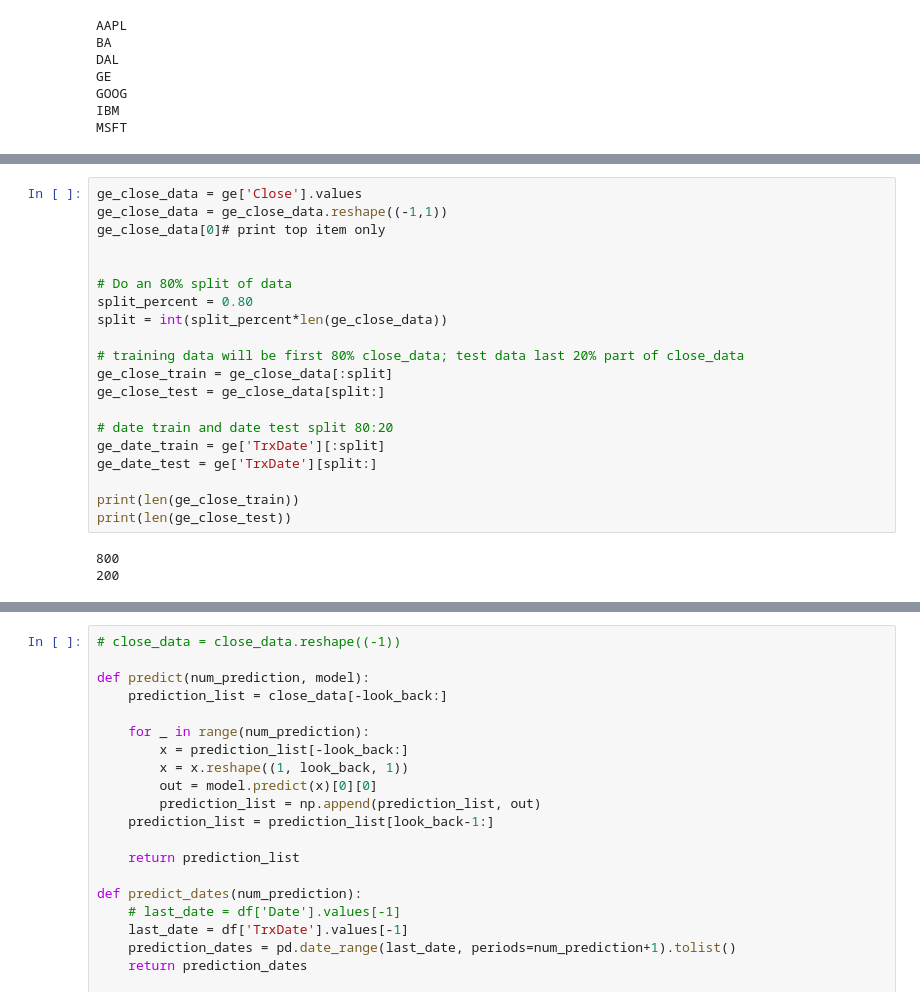
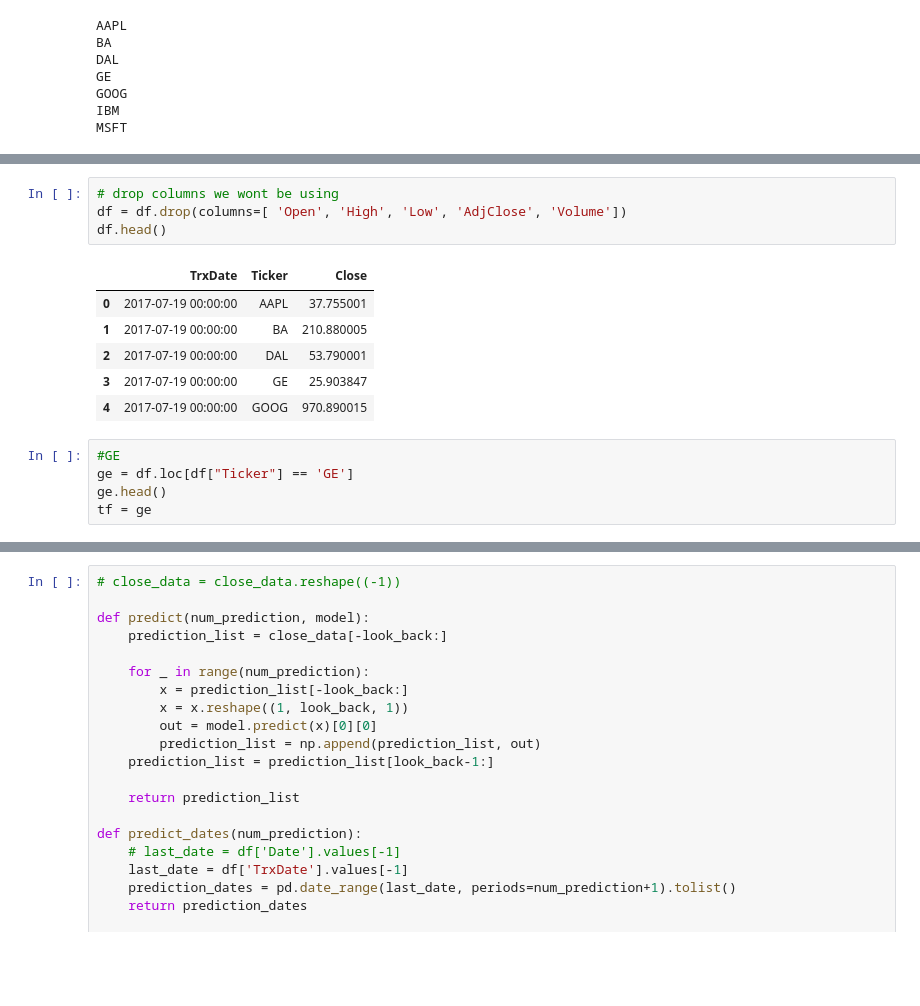
Before and after one commit to steskalja/ML-Stock-Prediction, a Jupyter notebook: Predict.ipynb, the cells around one changed output, grey strips where cells are left out. Saved outputs shown, nothing was run; the diff lists cells and outputs as text; blank space fills up the shorter version.

Commit message:
training model update

```diff
--- a/Predict.ipynb
+++ b/Predict.ipynb
@@ -93,23 +63,16 @@ ge.head()
-# %%
-ge_close_data = ge['Close'].values
-ge_close_data = ge_close_data.reshape((-1,1))
-ge_close_data[0]# print top item only
-
-
-# Do an 80% split of data
-split_percent = 0.80
-split = int(split_percent*len(ge_close_data))
-
-# training data will be first 80% close_data; test data last 20% part of close_data
-ge_close_train = ge_close_data[:split]
-ge_close_test = ge_close_data[split:]
-
-# date train and date test split 80:20
-ge_date_train = ge['TrxDate'][:split]
-ge_date_test = ge['TrxDate'][split:]
-
-print(len(ge_close_train))
-print(len(ge_close_test))
-# %% [output]
-800
-200
+# %%
+# drop columns we wont be using
+df = df.drop(columns=[ 'Open', 'High', 'Low', 'AdjClose', 'Volume'])
+df.head()
+# %% [output]
+|  | TrxDate | Ticker | Close |
+| 0 | 2017-07-19 00:00:00 | AAPL | 37.755001 |
+| 1 | 2017-07-19 00:00:00 | BA | 210.880005 |
+| 2 | 2017-07-19 00:00:00 | DAL | 53.790001 |
+| 3 | 2017-07-19 00:00:00 | GE | 25.903847 |
+| 4 | 2017-07-19 00:00:00 | GOOG | 970.890015 |
+# %%
+#GE
+ge = df.loc[df["Ticker"] == 'GE']
+ge.head()
+tf = ge
```
Also changed, not shown: parts of 13 cells of this notebook.
